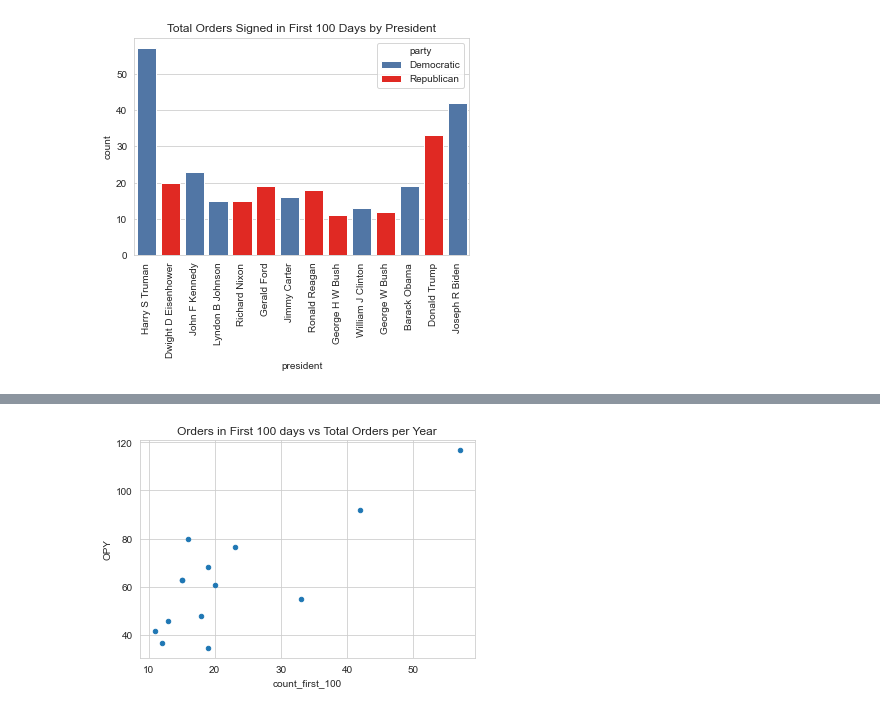
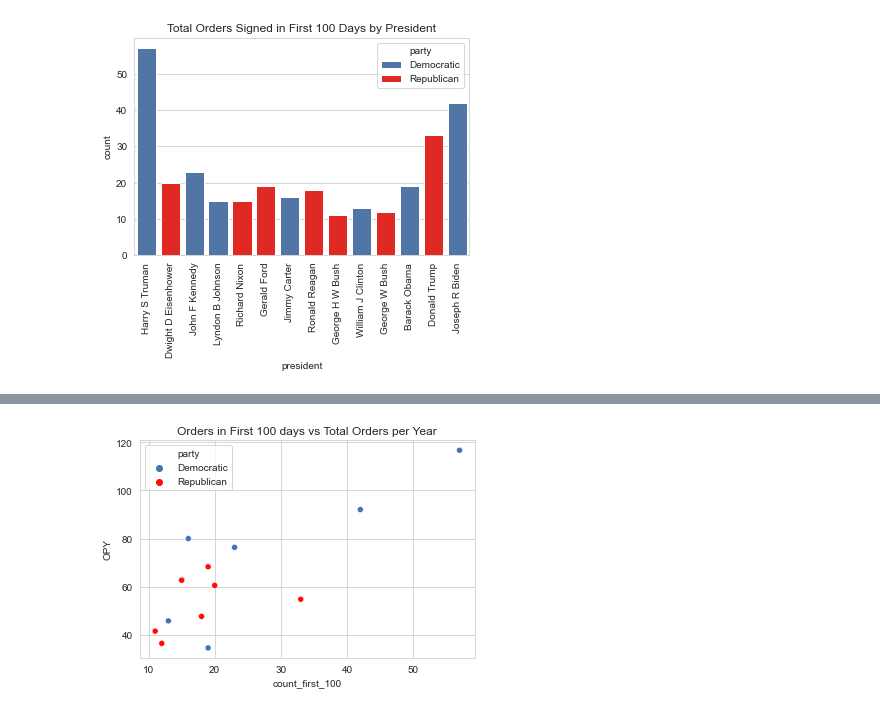
Before and after one commit to sporanges/exec_orders, a Jupyter notebook: 4_pretty_graphs.ipynb, the cells around one changed output, grey strips where cells are left out. Cells and saved outputs as stored; diff of their text form; code cells hidden in the pictures.

Commit message:
graphs

```diff
--- a/4_pretty_graphs.ipynb
+++ b/4_pretty_graphs.ipynb
@@ -111,7 +111,7 @@ plt.show()
 # %% [output]
 [figure]
 # %%
-both = totals_sans_FDR.merge(first_100, on=['president', 'party'], suffixes = ('_total', 'first_100'))
+both = totals_sans_FDR.merge(first_100, on=['president', 'party'], suffixes = ('_total', '_first_100'))
 print(both)
 # %% [output]
               president       party  days_total  count_total     years  \
@@ -134,9 +134,7 @@ print(both)
 # %%
-sns.scatterplot(x = 'count_first_100', y = 'OPY', data = both, hue = 'party')
-summ_stats.plot(x='count_first_100', y='OPY', kind='scatter'
-
+sns.scatterplot(x = 'count_first_100', y = 'OPY', data = both, hue = 'party', palette = sns.color_palette(['#4374B3', '#FF0B04']))
 plt.title('Orders in First 100 days vs Total Orders per Year')
 plt.savefig('img_first100_vs_opy.png', bbox_inches='tight')
-plt.show()T
+plt.show()
 # %% [output]
-[figure, old version]
+[figure, new version]
```
Also changed, not shown: 1 other file.
